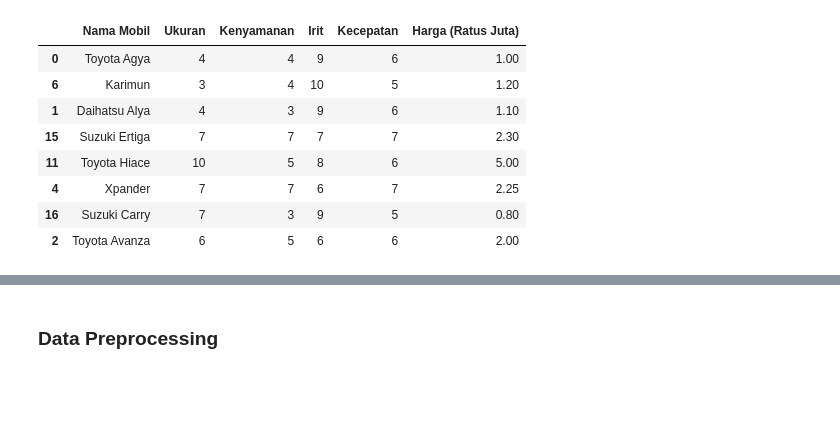
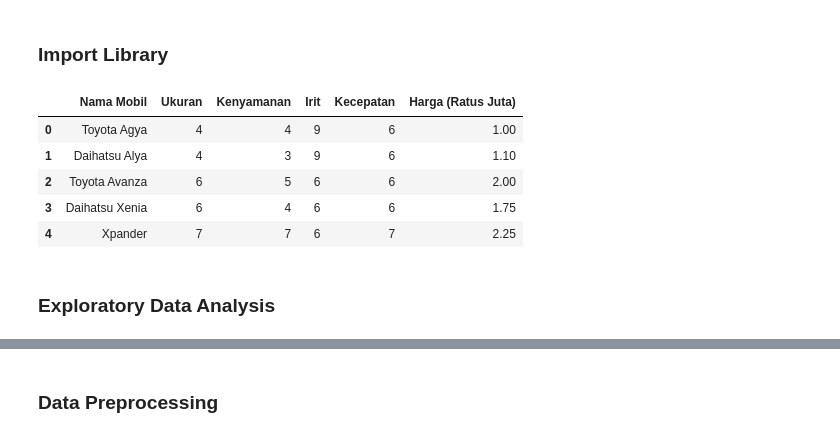
Before and after one commit to ShinyQ/Tugas-Pengantar-AI-3_KNN, a Jupyter notebook: Kelompok_1_Tugas_Pengantar_AI_KNN.ipynb, the cells around one changed output, grey strips where cells are left out. Saved outputs shown, nothing was run; the diff lists cells and outputs as text; code cells hidden in the pictures; blank space fills up the shorter version.

```diff
--- a/Kelompok_1_Tugas_Pengantar_AI_KNN.ipynb
+++ b/Kelompok_1_Tugas_Pengantar_AI_KNN.ipynb
@@ -1 +9,3 @@
+# %% [markdown]
+### **Import Library**
 # %%
@@ -5,17 +14,16 @@ import seaborn as sns
 import matplotlib.pyplot as plt
 # %%
 df = pd.read_excel('https://github.com/ShinyQ/Tugas-Pengantar-AI-3_KNN/blob/main/mobil.xls?raw=true')
-df.sample(8)
+df.head()
 # %% [output]
 |  | Nama Mobil | Ukuran | Kenyamanan | Irit | Kecepatan | Harga (Ratus Juta) |
 | 0 | Toyota Agya | 4 | 4 | 9 | 6 | 1.00 |
-| 6 | Karimun | 3 | 4 | 10 | 5 | 1.20 |
 | 1 | Daihatsu Alya | 4 | 3 | 9 | 6 | 1.10 |
-| 15 | Suzuki Ertiga | 7 | 7 | 7 | 7 | 2.30 |
-| 11 | Toyota Hiace | 10 | 5 | 8 | 6 | 5.00 |
+| 2 | Toyota Avanza | 6 | 5 | 6 | 6 | 2.00 |
+| 3 | Daihatsu Xenia | 6 | 4 | 6 | 6 | 1.75 |
 | 4 | Xpander | 7 | 7 | 6 | 7 | 2.25 |
-| 16 | Suzuki Carry | 7 | 3 | 9 | 5 | 0.80 |
-| 2 | Toyota Avanza | 6 | 5 | 6 | 6 | 2.00 |
+# %% [markdown]
+### **Exploratory Data Analysis**
 # %%
 df.describe(include='all')
 # %% [output]
```
Also changed, not shown: parts of 19 cells of this notebook.
